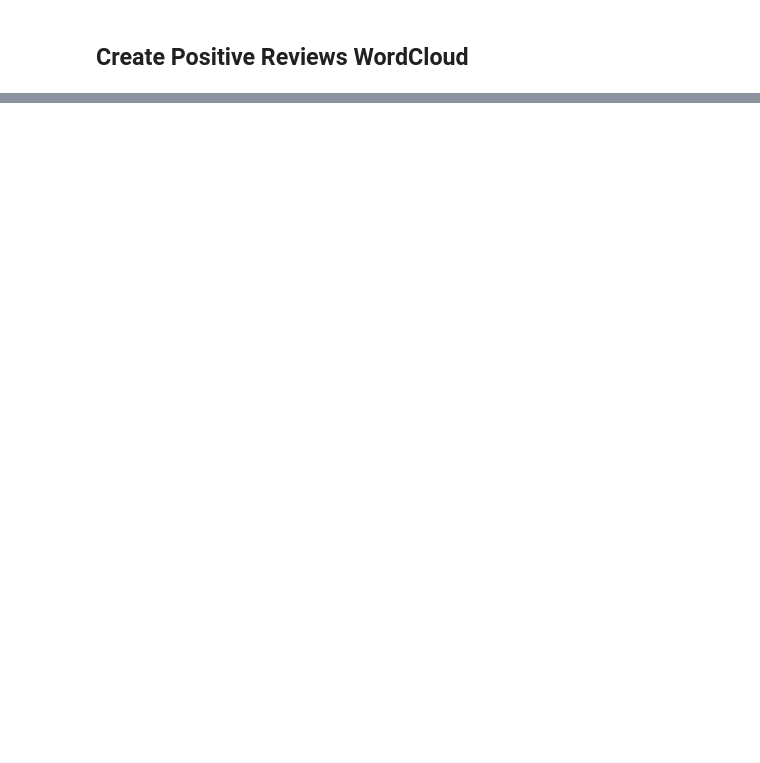
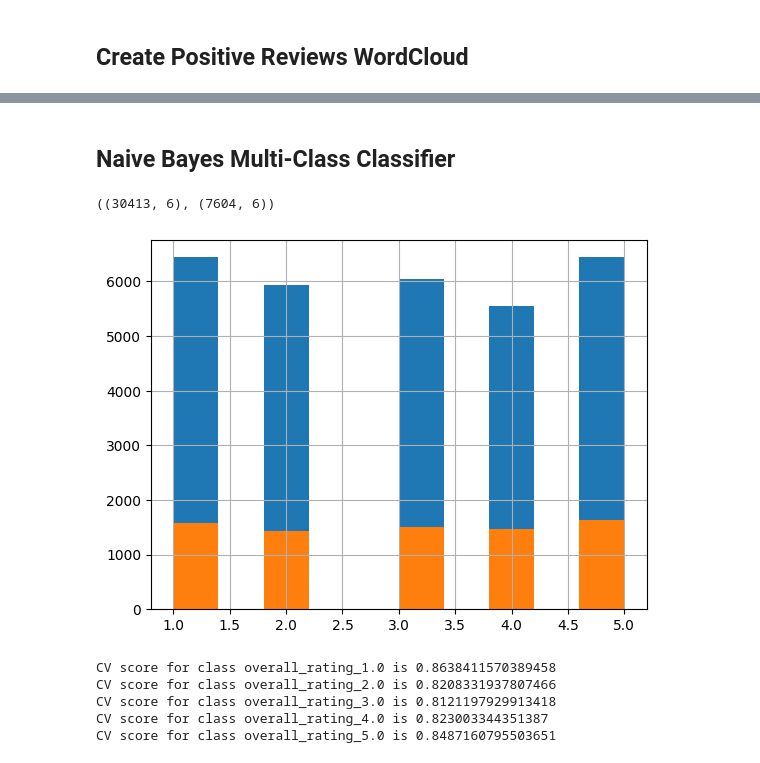
Before and after one commit to muthucse7/ml_itcs_5156-project, a Jupyter notebook: Sentiment_Analysis_on_Amazon_Product_Reviews.ipynb, the cells around one changed output, grey strips where cells are left out. Saved outputs shown, nothing was run; the diff lists cells and outputs as text; code cells hidden in the pictures; blank space fills up the shorter version.

```diff
--- a/Sentiment_Analysis_on_Amazon_Product_Reviews.ipynb
+++ b/Sentiment_Analysis_on_Amazon_Product_Reviews.ipynb
@@ -272,7 +273,7 @@ wordcloud.to_file("WordCloud_Bigrams_frequent_words.png")
 ## Create Positive Reviews WordCloud
 # %%
 tmp = list()
-for i in range(150000):
+for i in range(100000):
     tmp.append(cleanme(df_positive_reviews.iloc[i,:]['reviewText']))
 tmp = pd.DataFrame(tmp)
 tmp.columns = ['reviewlen', 'cleanrev', 'adjreview']
@@ -319,0 +374,3 @@ wordcloud.to_file("WordCloud_Positive_Reviews.png")
+# %%
+df_new.columns = ['overall_rating','reviewText','summary','cleanReviewLength', 'cleanReview', 'adjectives']
+df_new.head()
@@ -319,0 +386,7 @@ wordcloud.to_file("WordCloud_Positive_Reviews.png")
+# %%
+from textblob import TextBlob, Word
+def detect_polarity(text):
+    return TextBlob(text).sentiment.polarity
+
+df_new['polarity'] = df_new.reviewText.apply(detect_polarity)
+df_new[1:10]
@@ -319,0 +404,41 @@ wordcloud.to_file("WordCloud_Positive_Reviews.png")
+# %% [markdown]
+## Naive Bayes Multi-Class Classifier
+# %%
+from sklearn.pipeline import Pipeline, make_pipeline
+from sklearn.feature_extraction.text import TfidfVectorizer
+from sklearn.base import BaseEstimator, ClassifierMixin
+from sklearn.linear_model import LogisticRegression
+from sklearn.model_selection import cross_val_score
+from sklearn import metrics
+from sklearn.metrics import roc_auc_score
+from sklearn.model_selection import train_test_split
+import numpy as np
+from scipy import sparse
+
+tfidf = TfidfVectorizer(sublinear_tf=False, max_features = 10000, min_df=5,max_df=0.60,ngram_range= (1,2))
+
+review_df = pd.concat([
+    df_new[df_new['overall_rating']==1.0].sample(n=10000, replace=True),
+    df_new[df_new['overall_rating']==2.0].sample(n=10000, replace=True),
+    df_new[df_new['overall_rating']==3.0].sample(n=10000, replace=True),
+    df_new[df_new['overall_rating']==4.0].sample(n=10000, replace=True),
+    df_new[df_new['overall_rating']==5.0].sample(n=10000, replace=True)
+])
+
+review_df = review_df[review_df['cleanReviewLength']<50]
+review_df = review_df[['cleanReview','overall_rating']]
+train, test = train_test_split(review_df, test_size=0.2)
+
+train['overall_rating'].hist();
+test['overall_rating'].hist();
+
+train = pd.get_dummies(train, columns = ['overall_rating'])
+train.head()
+
+test = pd.get_dummies(test, columns = ['overall_rating'])
+test.head()
+
+train.shape, test.shape
+# %% [output]
+((30413, 6), (7604, 6))
+[figure, added]
@@ -319,0 +482,18 @@ wordcloud.to_file("WordCloud_Positive_Reviews.png")
+# %%
+class_names = ['overall_rating_1.0', 'overall_rating_2.0','overall_rating_3.0','overall_rating_4.0','overall_rating_5.0']
+scores = []
+preds = np.zeros((len(test), len(class_names)))
+for i, class_name in enumerate(class_names):
+    train_target = train[class_name]
+    cv_score = np.mean(cross_val_score(estimator = p, X = train['cleanReview'].values,
+                                      y = train_target, cv = 3, scoring = 'accuracy'))
+    scores.append(cv_score)
+    print('CV score for class {} is {}'.format(class_name, cv_score))
+    p.fit(train['cleanReview'].values, train_target)
+    preds[:,i] = p.predict_proba(test['cleanReview'].values)[:,1]
+# %% [output]
+CV score for class overall_rating_1.0 is 0.8638411570389458
+CV score for class overall_rating_2.0 is 0.8208331937807466
+CV score for class overall_rating_3.0 is 0.8121197929913418
+CV score for class overall_rating_4.0 is 0.823003344351387
+CV score for class overall_rating_5.0 is 0.8487160795503651
```
Also changed, not shown: parts of 32 cells of this notebook.
